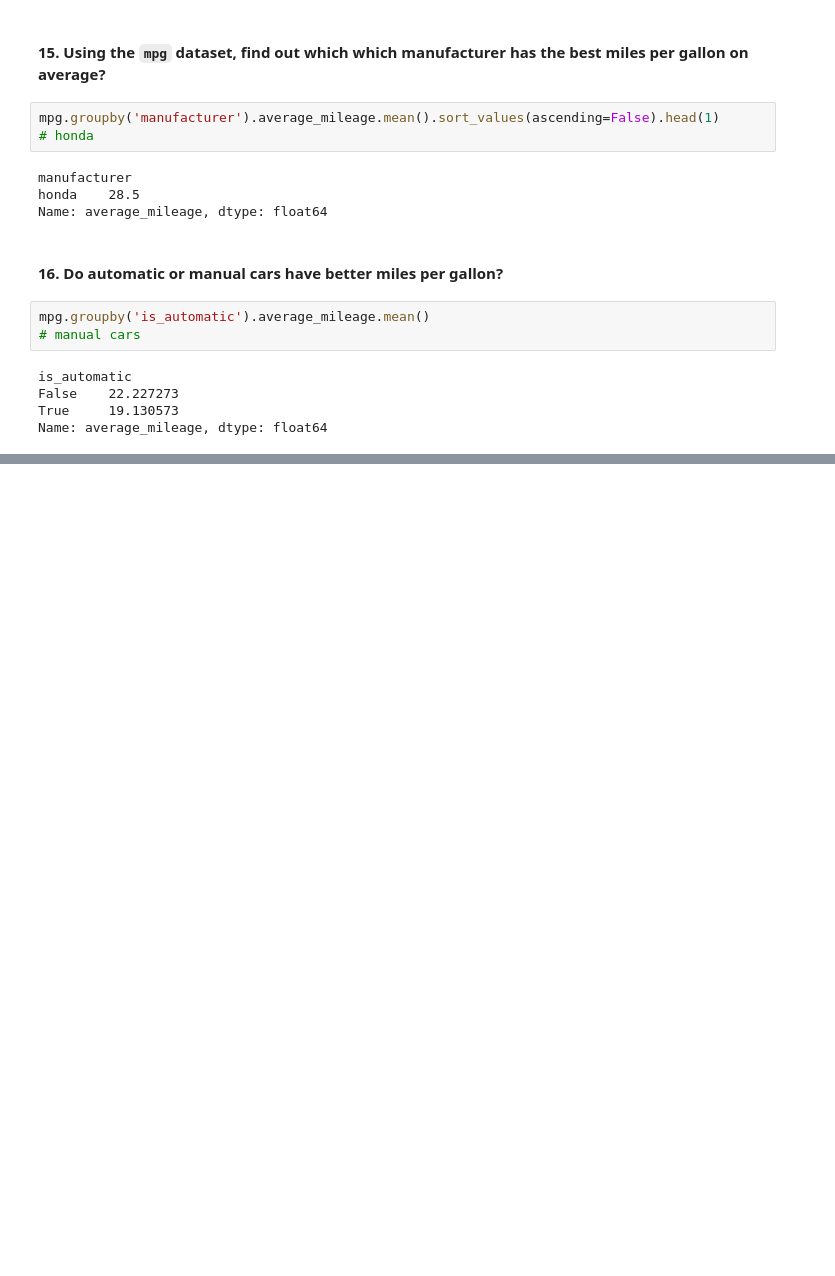
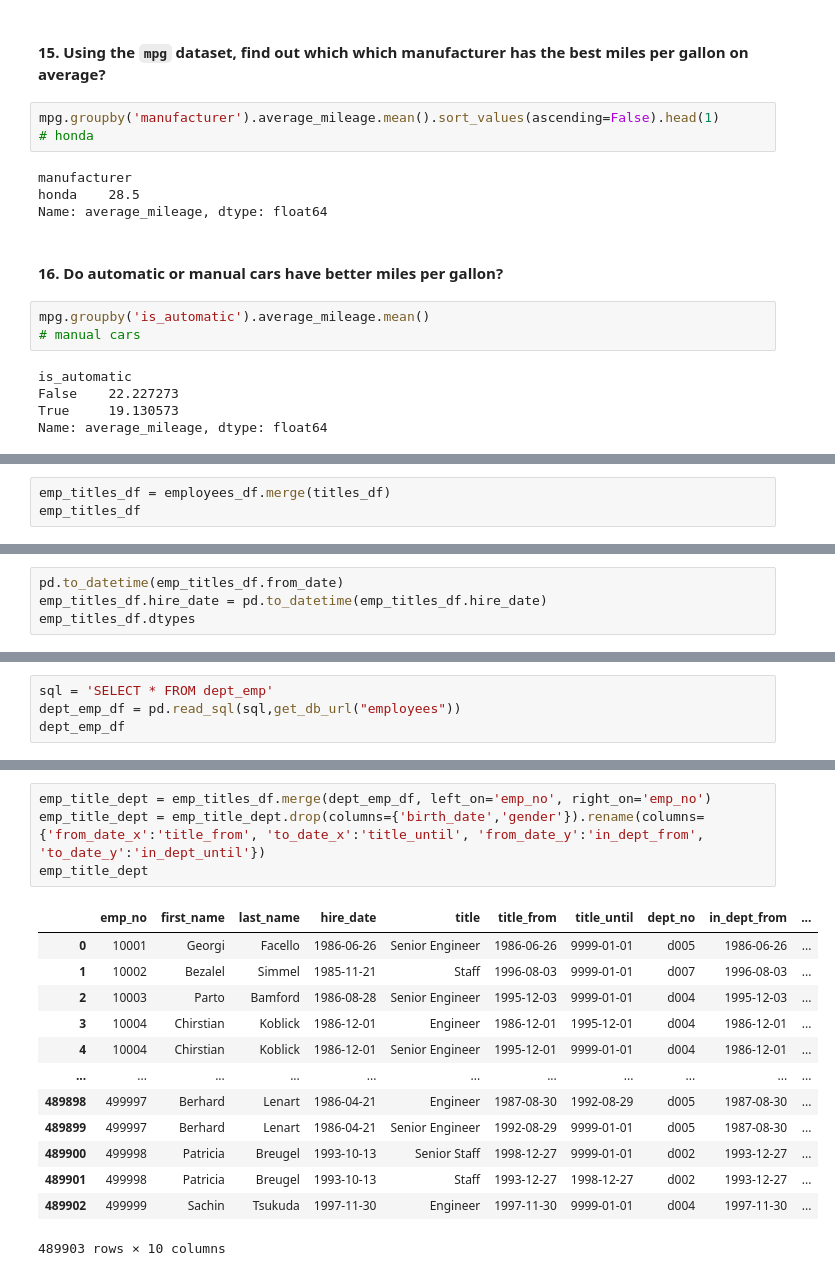
Before and after one commit to sophia-stewart/numpy-pandas-visualization-exercises, a Jupyter notebook: advanced_dataframes.ipynb, the cells around one changed output, grey strips where cells are left out. Cells and saved outputs as stored; diff of their text form; blank space fills up the shorter version.

```diff
--- a/advanced_dataframes.ipynb
+++ b/advanced_dataframes.ipynb
@@ -443,0 +532,3 @@ Name: average_mileage, dtype: float64
+# %%
+emp_titles_df = employees_df.merge(titles_df)
+emp_titles_df
@@ -443,0 +563,4 @@ Name: average_mileage, dtype: float64
+# %%
+pd.to_datetime(emp_titles_df.from_date)
+emp_titles_df.hire_date = pd.to_datetime(emp_titles_df.hire_date)
+emp_titles_df.dtypes
@@ -443,0 +594,4 @@ Name: average_mileage, dtype: float64
+# %%
+sql = 'SELECT * FROM dept_emp'
+dept_emp_df = pd.read_sql(sql,get_db_url("employees"))
+dept_emp_df
@@ -443,0 +612,18 @@ Name: average_mileage, dtype: float64
+# %%
+emp_title_dept = emp_titles_df.merge(dept_emp_df, left_on='emp_no', right_on='emp_no')
+emp_title_dept = emp_title_dept.drop(columns={'birth_date','gender'}).rename(columns={'from_date_x':'title_from', 'to_date_x':'title_until', 'from_date_y':'in_dept_from', 'to_date_y':'in_dept_until'})
+emp_title_dept
+# %% [output]
+|  | emp_no | first_name | last_name | hire_date | title | title_from | title_until | dept_no | in_dept_from | ... |
+| 0 | 10001 | Georgi | Facello | 1986-06-26 | Senior Engineer | 1986-06-26 | 9999-01-01 | d005 | 1986-06-26 | ... |
+| 1 | 10002 | Bezalel | Simmel | 1985-11-21 | Staff | 1996-08-03 | 9999-01-01 | d007 | 1996-08-03 | ... |
+| 2 | 10003 | Parto | Bamford | 1986-08-28 | Senior Engineer | 1995-12-03 | 9999-01-01 | d004 | 1995-12-03 | ... |
+| 3 | 10004 | Chirstian | Koblick | 1986-12-01 | Engineer | 1986-12-01 | 1995-12-01 | d004 | 1986-12-01 | ... |
+| 4 | 10004 | Chirstian | Koblick | 1986-12-01 | Senior Engineer | 1995-12-01 | 9999-01-01 | d004 | 1986-12-01 | ... |
+| ... | ... | ... | ... | ... | ... | ... | ... | ... | ... | ... |
+| 489898 | 499997 | Berhard | Lenart | 1986-04-21 | Engineer | 1987-08-30 | 1992-08-29 | d005 | 1987-08-30 | ... |
+| 489899 | 499997 | Berhard | Lenart | 1986-04-21 | Senior Engineer | 1992-08-29 | 9999-01-01 | d005 | 1987-08-30 | ... |
+| 489900 | 499998 | Patricia | Breugel | 1993-10-13 | Senior Staff | 1998-12-27 | 9999-01-01 | d002 | 1993-12-27 | ... |
+| 489901 | 499998 | Patricia | Breugel | 1993-10-13 | Staff | 1993-12-27 | 1998-12-27 | d002 | 1993-12-27 | ... |
+| 489902 | 499999 | Sachin | Tsukuda | 1997-11-30 | Engineer | 1997-11-30 | 9999-01-01 | d004 | 1997-11-30 | ... |
+489903 rows × 10 columns
```
Also changed, not shown: parts of 21 cells of this notebook, 1 other file.
